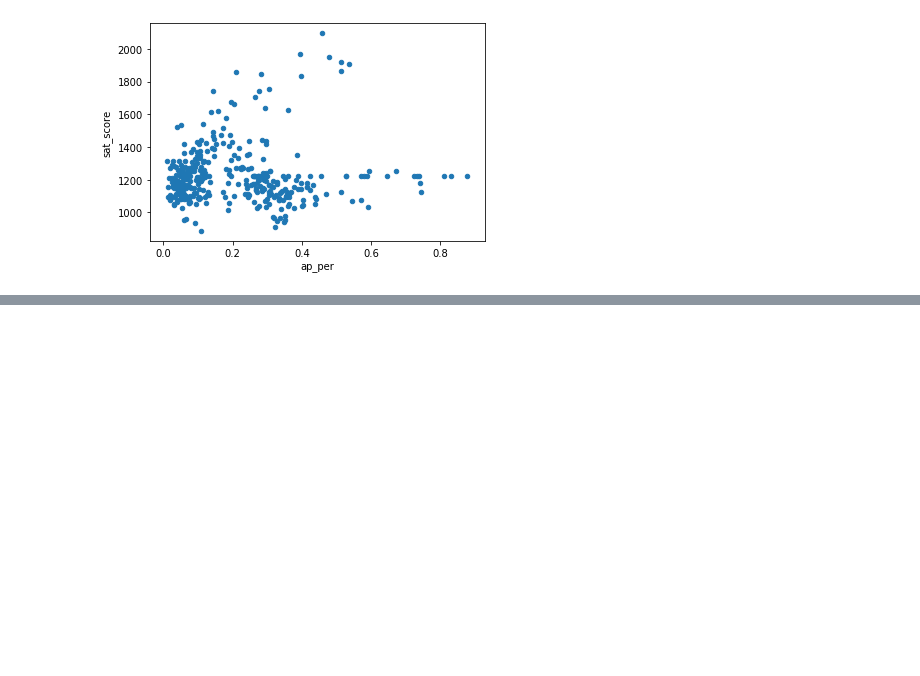
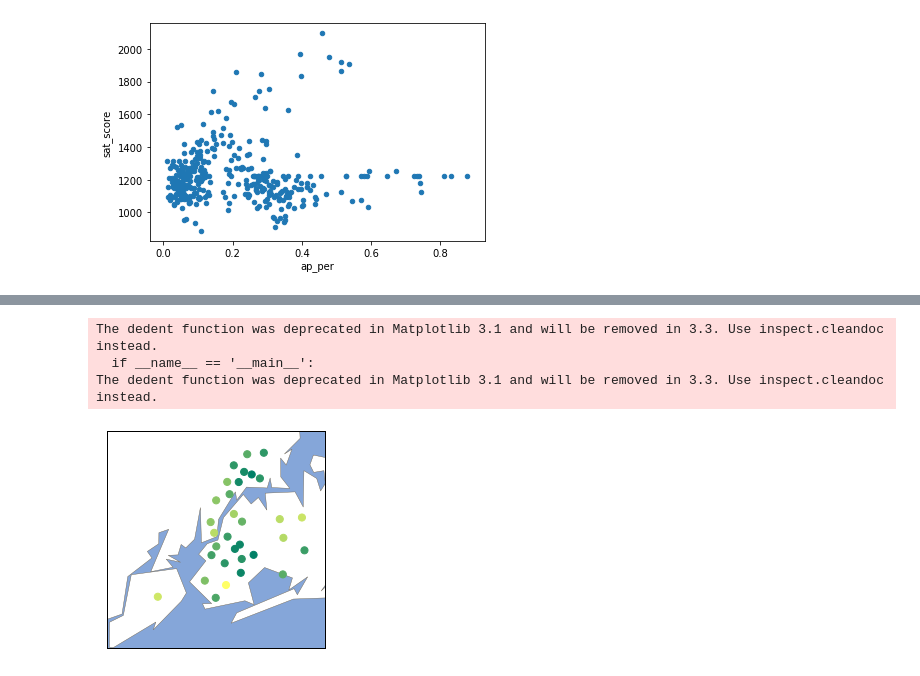
Before and after one commit to OniSlayer/analyzing_sat_scores, a Jupyter notebook: analyzing_sat_scores.ipynb, the cells around one changed output, grey strips where cells are left out. Saved outputs shown, nothing was run; the diff lists cells and outputs as text; code cells hidden in the pictures; blank space fills up the shorter version.

```diff
--- a/analyzing_sat_scores.ipynb
+++ b/analyzing_sat_scores.ipynb
@@ -354,0 +365,26 @@ combined.plot.scatter(x = 'ap_per', y = 'sat_score')
+# %%
+# Finding the best schools and plotting them on a map
+
+m = Basemap(
+    projection='merc',
+    llcrnrlat=40.496044,
+    urcrnrlat=40.915256,
+    llcrnrlon=-74.255735,
+    urcrnrlon=-73.700272,
+    resolution='i'
+)
+
+m.drawmapboundary(fill_color='#85A6D9')
+m.drawcoastlines(color='#6D5F47', linewidth=.4)
+m.drawrivers(color='#6D5F47', linewidth=.4)
+m.fillcontinents(color='white',lake_color='#85A6D9')
+
+longitudes = average_safety_by_district['lon'].tolist()
+latitudes = average_safety_by_district['lat'].tolist()
+m.scatter(longitudes, latitudes, s=50, zorder=2, latlon=True, c=average_safety_by_district["sat_score"], cmap="summer")
+plt.show()
+# %% [output]
+The dedent function was deprecated in Matplotlib 3.1 and will be removed in 3.3. Use inspect.cleandoc instead.
+  if __name__ == '__main__':
+The dedent function was deprecated in Matplotlib 3.1 and will be removed in 3.3. Use inspect.cleandoc instead.
+[figure, added]
```
Also changed, not shown: parts of 1 cell of this notebook, 1 other file.
